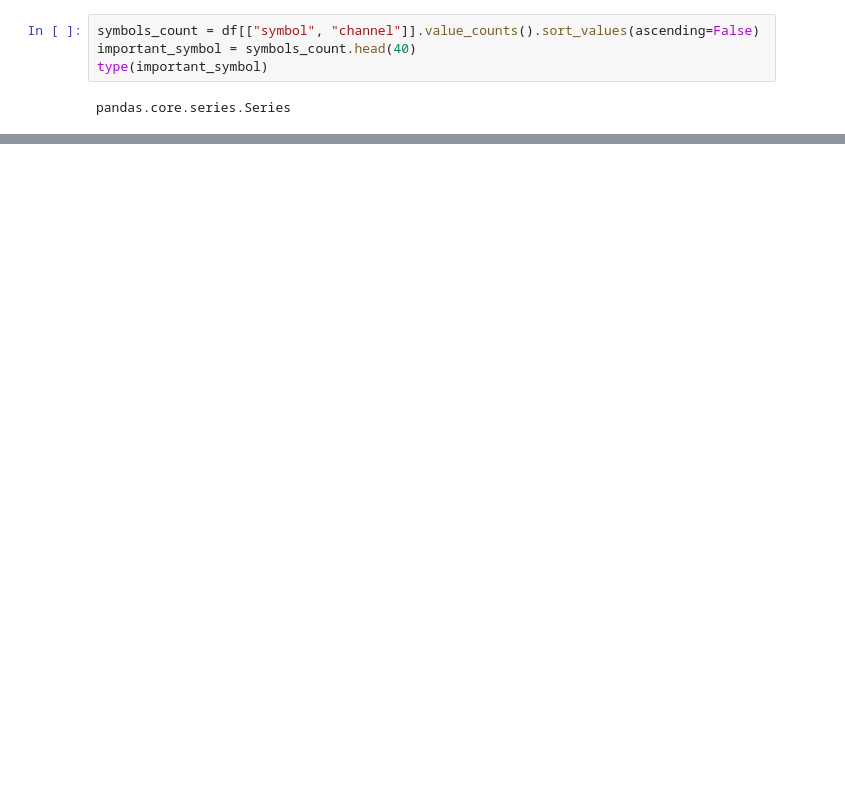
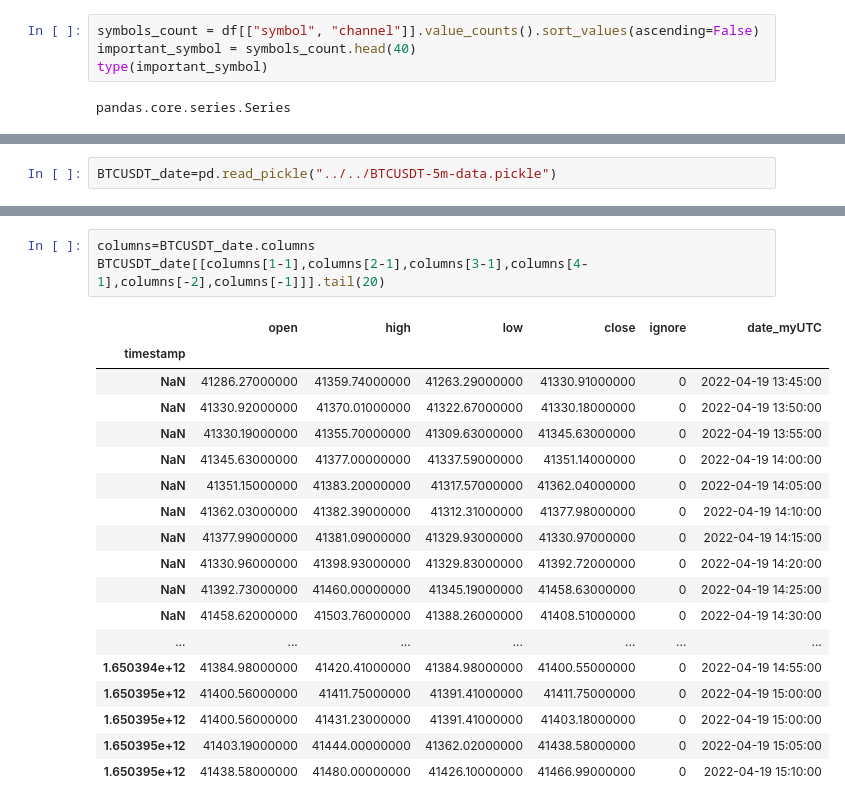
Before and after one commit to joankenobi/analisis_de_datos_copy_trading, a Jupyter notebook: Proyecto/notebooks/analisis_de_datos_prueba.ipynb, the cells around one changed output, grey strips where cells are left out. Cells and saved outputs as stored; diff of their text form; blank space fills up the shorter version.

```diff
--- a/Proyecto/notebooks/analisis_de_datos_prueba.ipynb
+++ b/Proyecto/notebooks/analisis_de_datos_prueba.ipynb
@@ -122,0 +185,2 @@ line
+# %%
+BTCUSDT_date=pd.read_pickle("../../BTCUSDT-5m-data.pickle")
@@ -122,0 +209,22 @@ line
+# %%
+columns=BTCUSDT_date.columns
+BTCUSDT_date[[columns[1-1],columns[2-1],columns[3-1],columns[4-1],columns[-2],columns[-1]]].tail(20)
+# %% [output]
+|  | open | high | low | close | ignore | date_myUTC |
+| timestamp |  |  |  |  |  |  |
+| NaN | 41286.27000000 | 41359.74000000 | 41263.29000000 | 41330.91000000 | 0 | 2022-04-19 13:45:00 |
+| NaN | 41330.92000000 | 41370.01000000 | 41322.67000000 | 41330.18000000 | 0 | 2022-04-19 13:50:00 |
+| NaN | 41330.19000000 | 41355.70000000 | 41309.63000000 | 41345.63000000 | 0 | 2022-04-19 13:55:00 |
+| NaN | 41345.63000000 | 41377.00000000 | 41337.59000000 | 41351.14000000 | 0 | 2022-04-19 14:00:00 |
+| NaN | 41351.15000000 | 41383.20000000 | 41317.57000000 | 41362.04000000 | 0 | 2022-04-19 14:05:00 |
+| NaN | 41362.03000000 | 41382.39000000 | 41312.31000000 | 41377.98000000 | 0 | 2022-04-19 14:10:00 |
+| NaN | 41377.99000000 | 41381.09000000 | 41329.93000000 | 41330.97000000 | 0 | 2022-04-19 14:15:00 |
+| NaN | 41330.96000000 | 41398.93000000 | 41329.83000000 | 41392.72000000 | 0 | 2022-04-19 14:20:00 |
+| NaN | 41392.73000000 | 41460.00000000 | 41345.19000000 | 41458.63000000 | 0 | 2022-04-19 14:25:00 |
+| NaN | 41458.62000000 | 41503.76000000 | 41388.26000000 | 41408.51000000 | 0 | 2022-04-19 14:30:00 |
+| ... | ... | ... | ... | ... | ... | ... |
+| 1.650394e+12 | 41384.98000000 | 41420.41000000 | 41384.98000000 | 41400.55000000 | 0 | 2022-04-19 14:55:00 |
+| 1.650395e+12 | 41400.56000000 | 41411.75000000 | 41391.41000000 | 41411.75000000 | 0 | 2022-04-19 15:00:00 |
+| 1.650395e+12 | 41400.56000000 | 41431.23000000 | 41391.41000000 | 41403.18000000 | 0 | 2022-04-19 15:00:00 |
+| 1.650395e+12 | 41403.19000000 | 41444.00000000 | 41362.02000000 | 41438.58000000 | 0 | 2022-04-19 15:05:00 |
+| 1.650395e+12 | 41438.58000000 | 41480.00000000 | 41426.10000000 | 41466.99000000 | 0 | 2022-04-19 15:10:00 |
```
Also changed, not shown: parts of 38 cells of this notebook, 15 other files.
